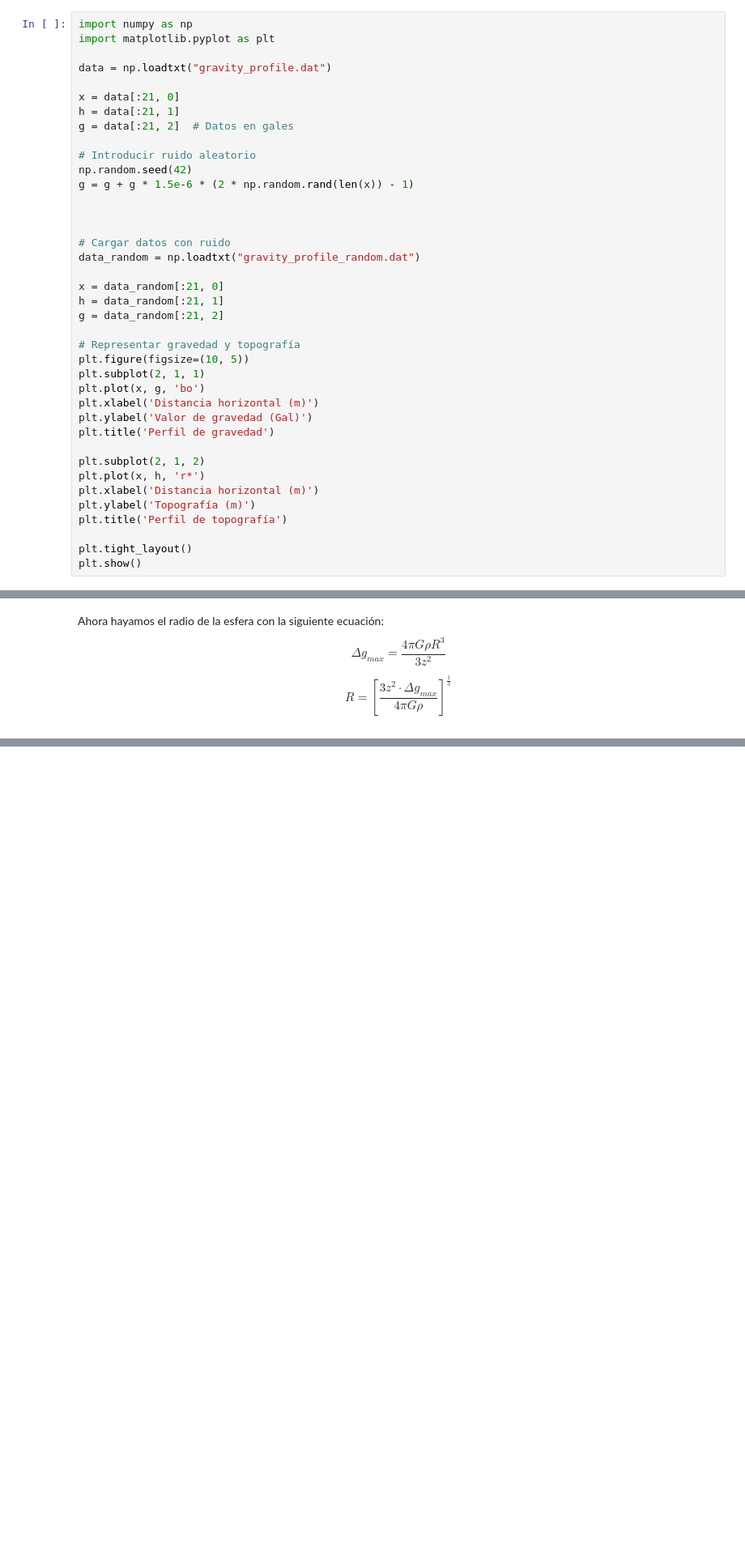
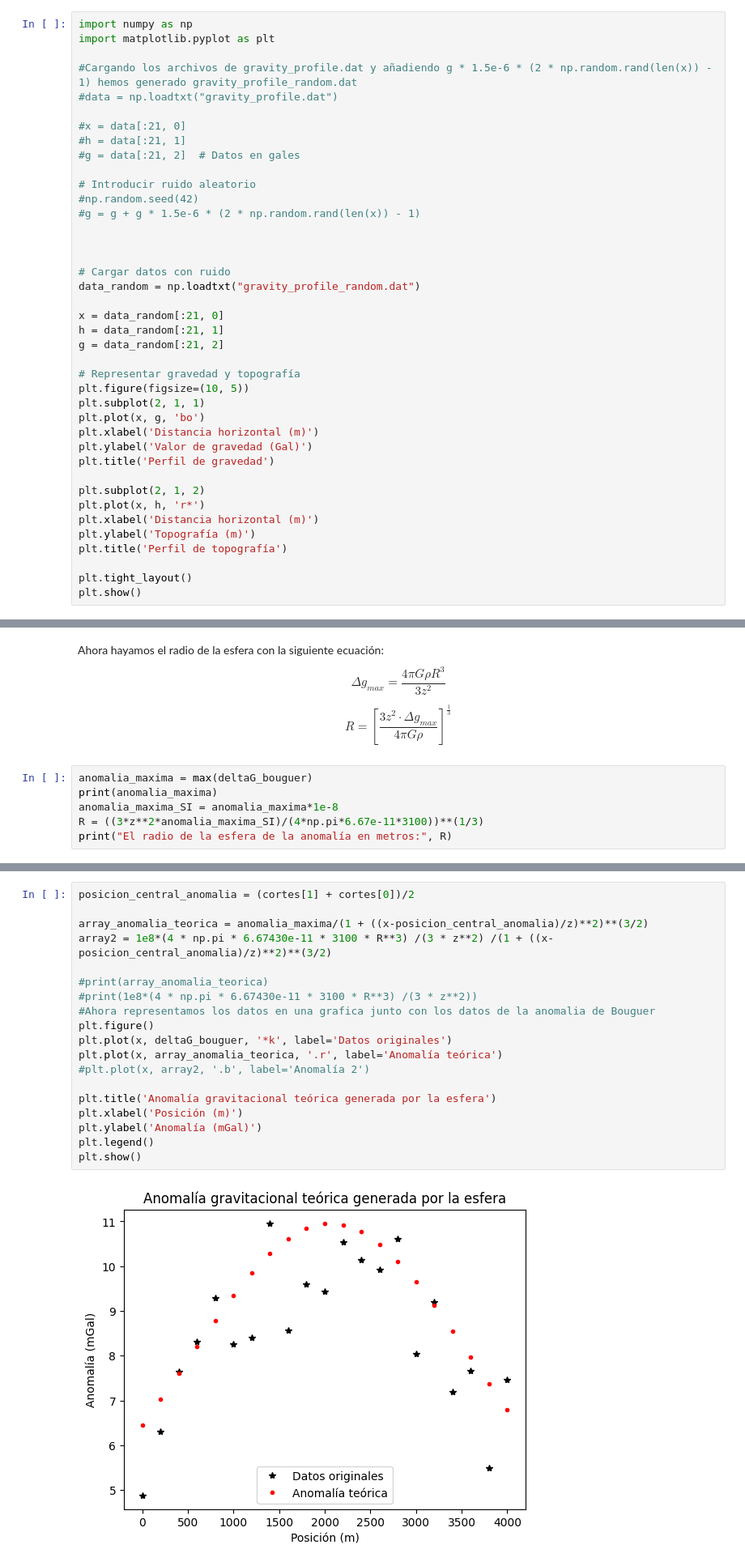
Before and after one commit to cesarhernandezkolmer/FIsica_tierra, a Jupyter notebook: gravimetria.ipynb, the cells around one changed output, grey strips where cells are left out. Shown at 81% size. Cells and saved outputs as stored; diff of their text form; blank space fills up the shorter version.

```diff
--- a/gravimetria.ipynb
+++ b/gravimetria.ipynb
@@ -15,15 +15,16 @@ Cargar y representar los datos
 import numpy as np
 import matplotlib.pyplot as plt
 
-data = np.loadtxt("gravity_profile.dat")
+#Cargando los archivos de gravity_profile.dat y añadiendo g * 1.5e-6 * (2 * np.random.rand(len(x)) - 1) hemos generado gravity_profile_random.dat
+#data = np.loadtxt("gravity_profile.dat")
 
-x = data[:21, 0]
-h = data[:21, 1]
-g = data[:21, 2]  # Datos en gales
+#x = data[:21, 0]
+#h = data[:21, 1]
+#g = data[:21, 2]  # Datos en gales
 
 # Introducir ruido aleatorio
-np.random.seed(42)
-g = g + g * 1.5e-6 * (2 * np.random.rand(len(x)) - 1)
+#np.random.seed(42)
+#g = g + g * 1.5e-6 * (2 * np.random.rand(len(x)) - 1)
 
 
 
@@ -173,3 +174,9 @@ $$
 $$
 R = \left[ \frac{3z^2 \cdot \Delta g_{max}}{4 \pi G \rho} \right] ^\frac{1}{3}
 $$
+# %%
+anomalia_maxima = max(deltaG_bouguer)
+print(anomalia_maxima)
+anomalia_maxima_SI = anomalia_maxima*1e-8
+R = ((3*z**2*anomalia_maxima_SI)/(4*np.pi*6.67e-11*3100))**(1/3)
+print("El radio de la esfera de la anomalía en metros:", R)
@@ -175,0 +194,21 @@ $$
+# %%
+posicion_central_anomalia = (cortes[1] + cortes[0])/2
+
+array_anomalia_teorica = anomalia_maxima/(1 + ((x-posicion_central_anomalia)/z)**2)**(3/2)
+array2 = 1e8*(4 * np.pi * 6.67430e-11 * 3100 * R**3) /(3 * z**2) /(1 + ((x-posicion_central_anomalia)/z)**2)**(3/2)
+
+#print(array_anomalia_teorica)
+#print(1e8*(4 * np.pi * 6.67430e-11 * 3100 * R**3) /(3 * z**2))
+#Ahora representamos los datos en una grafica junto con los datos de la anomalia de Bouguer
+plt.figure()
+plt.plot(x, deltaG_bouguer, '*k', label='Datos originales')
+plt.plot(x, array_anomalia_teorica, '.r', label='Anomalía teórica')
+#plt.plot(x, array2, '.b', label='Anomalía 2')
+
+plt.title('Anomalía gravitacional teórica generada por la esfera')
+plt.xlabel('Posición (m)')
+plt.ylabel('Anomalía (mGal)')
+plt.legend()
+plt.show()
+# %% [output]
+[figure, added]
```
Also changed, not shown: parts of 8 cells of this notebook.
